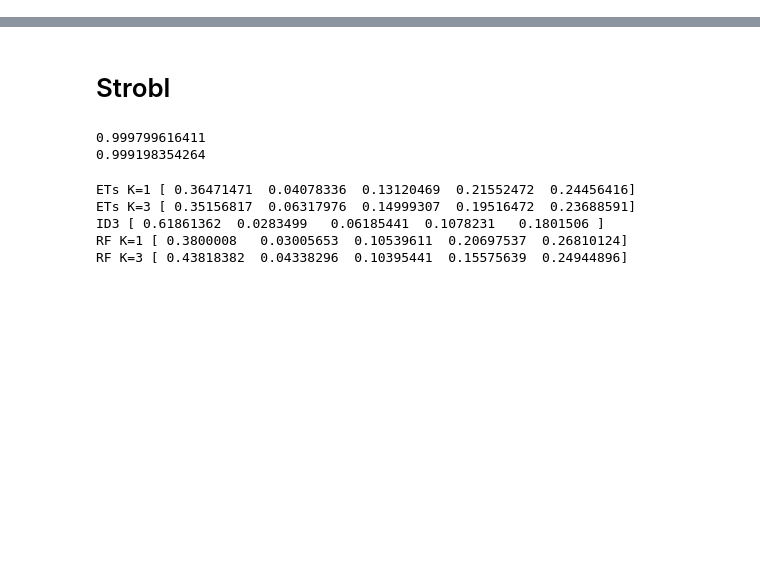
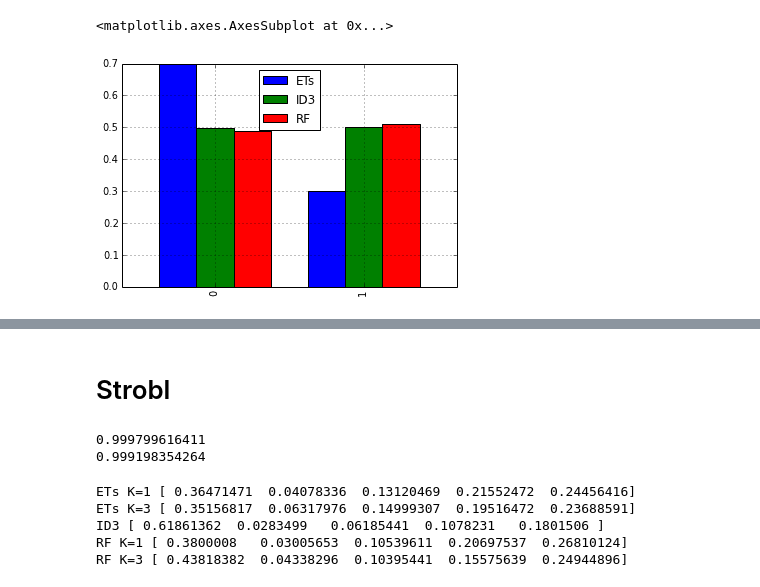
Before and after one commit to glouppe/phd-thesis, a Jupyter notebook: scripts/ch7_bias.ipynb, the cells around one changed output, grey strips where cells are left out. Cells and saved outputs as stored; diff of their text form; code cells hidden in the pictures; blank space fills up the shorter version.

Commit message:
figure + concl

```diff
--- a/scripts/ch7_bias.ipynb
+++ b/scripts/ch7_bias.ipynb
@@ -40,5 +40,27 @@ def generate_copy(n1=2, n2=20):
     X[:, 0] = X[:, 1] >= n2/2
     y = X[:, 0]
     return X, y
+# %%
+def generate_sum(n1=10, n2=10, n3=4):
+    X = np.array([np.arange(n2), np.arange(n2)]).T
+    X[:, 0] = X[:, 1] >= n2/2
+    y = X[:, 0]
+    return X, y
+
+r = {}
+g = generate_sum
+
+for name, cls in [("ID3", partial(RandomizedID3Ensemble, base_estimator=RandomizedID3Classifier(k=1))),
+                  ("ETs", partial(ExtraTreesClassifier, max_features=1, criterion="entropy")),
+                  ("RF", partial(RandomForestClassifier, max_features=1, bootstrap=False, criterion="entropy"))]:
+    X, y = g()
+    f = feature_importances(X, y, cls=cls, n_trees=3000)
+    r[name] = np.array(f)
+
+df = pd.DataFrame(r)
+df.plot(kind="bar", legend="best")
+# %% [output]
+<matplotlib.axes.AxesSubplot at 0x...>
+[figure, added]
 # %%
 r = {}
```
Also changed, not shown: parts of 2 cells of this notebook, 3 other files.
